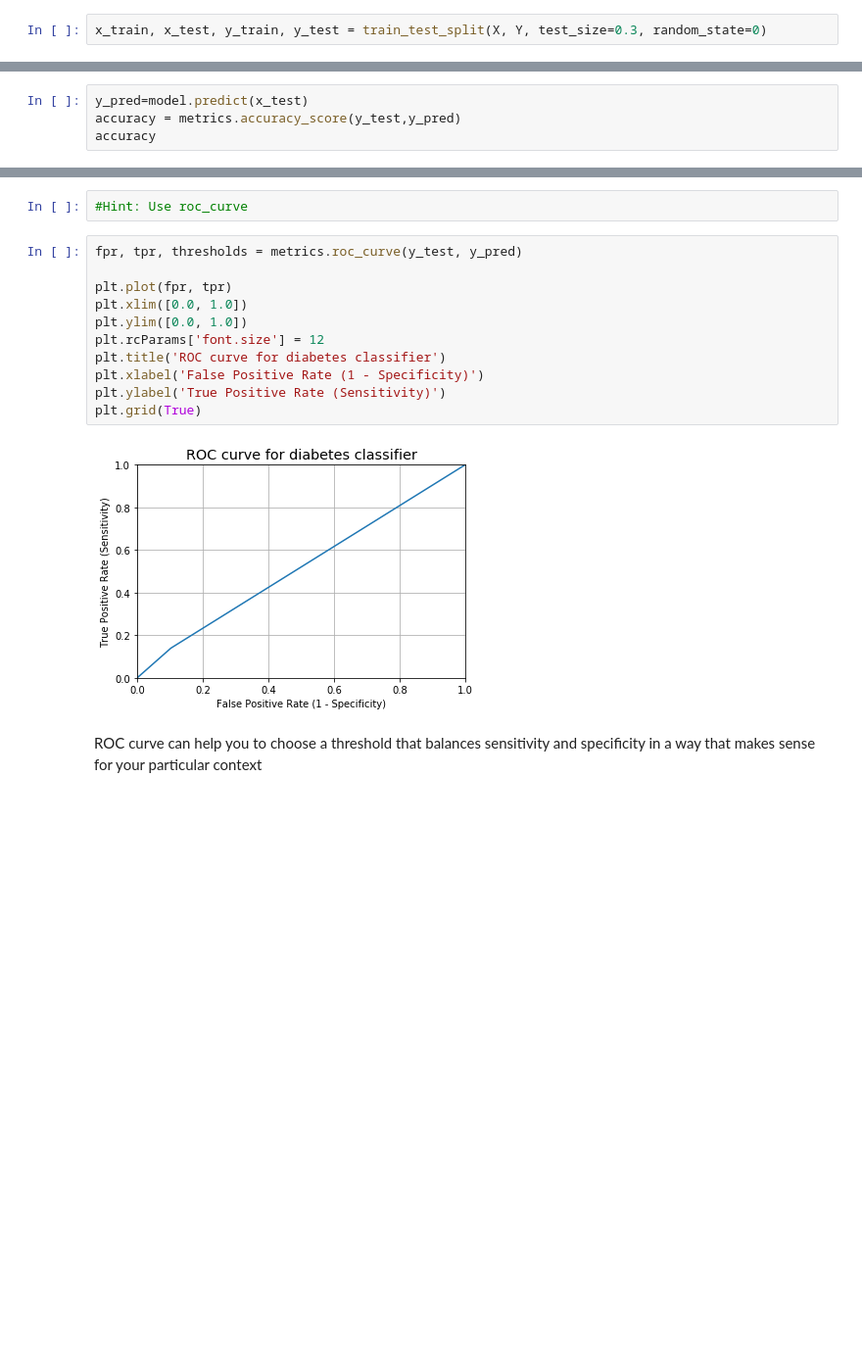
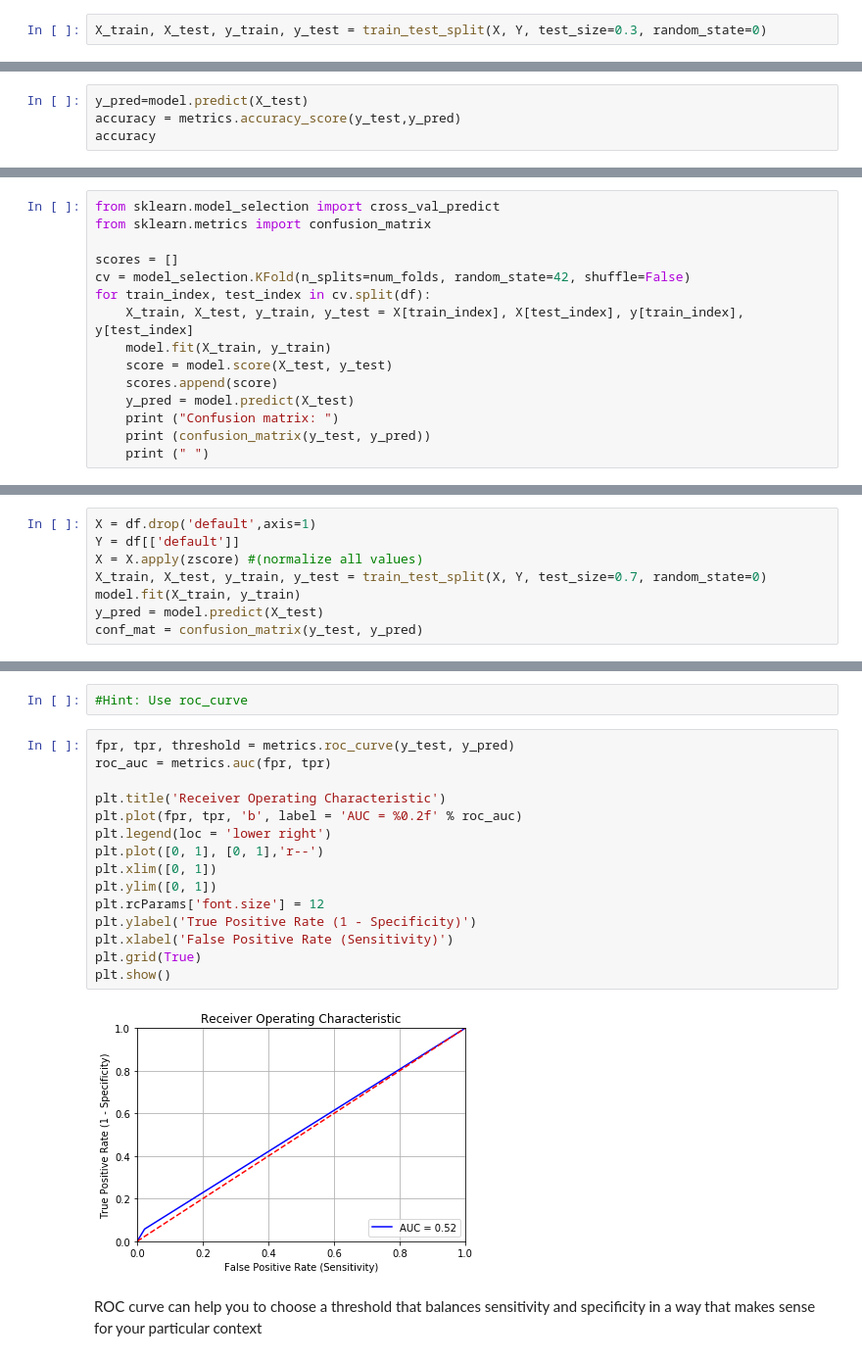
Before and after one commit to GreatLearningAIML1/bangalore-feb-batch-charulatha27, a Jupyter notebook: Lab_R4_External.ipynb, the cells around one changed output, grey strips where cells are left out. Shown: that part at 98% size. Cells and saved outputs as stored; diff of their text form; blank space fills up the shorter version.

```diff
--- a/Lab_R4_External.ipynb
+++ b/Lab_R4_External.ipynb
@@ -213,7 +216,7 @@ X.head()
 | 3 | 1.750384 | 1.634247 | -0.870183 | 1.046987 | 0.831502 | -0.704926 | ... |
 | 4 | 0.256953 | 0.566664 | 0.024147 | 1.046987 | 1.535122 | 1.027079 | ... |
 # %%
-x_train, x_test, y_train, y_test = train_test_split(X, Y, test_size=0.3, random_state=0)
+X_train, X_test, y_train, y_test = train_test_split(X, Y, test_size=0.3, random_state=0)
 # %% [markdown]
 ### Q4 Build Random Forest Model( 1 Marks)
 #### Hint:from sklearn.ensemble import RandomForestClassifier using n_jobs=2,n_estimators=500,criterion="entropy",random_state=9999
@@ -261,7 +271,7 @@ cm
 array([[210,   4],
        [ 81,   5]], dtype=int64)
 # %%
-y_pred=model.predict(x_test)
+y_pred=model.predict(X_test)
 accuracy = metrics.accuracy_score(y_test,y_pred)
 accuracy
 # %% [output]
@@ -360,0 +315,15 @@ array([[192,  22],
+# %%
+from sklearn.model_selection import cross_val_predict
+from sklearn.metrics import confusion_matrix
+
+scores = []
+cv = model_selection.KFold(n_splits=num_folds, random_state=42, shuffle=False)
+for train_index, test_index in cv.split(df):
+    X_train, X_test, y_train, y_test = X[train_index], X[test_index], y[train_index], y[test_index]
+    model.fit(X_train, y_train)
+    score = model.score(X_test, y_test)
+    scores.append(score)
+    y_pred = model.predict(X_test)
+    print ("Confusion matrix: ")
+    print (confusion_matrix(y_test, y_pred))
+    print (" ")
@@ -362,3 +386,11 @@ array([[192,  22],
 # Q9.Classification accuracy:
 percentage of correct predictions and Calculate sensitivity (or True Positive Rate or Recall) and Precision.
 ( 1 Marks)
+# %%
+X = df.drop('default',axis=1)
+Y = df[['default']]
+X = X.apply(zscore) #(normalize all values)
+X_train, X_test, y_train, y_test = train_test_split(X, Y, test_size=0.7, random_state=0)
+model.fit(X_train, y_train)
+y_pred = model.predict(X_test)
+conf_mat = confusion_matrix(y_test, y_pred)
@@ -399,18 +444,22 @@ print(metrics.recall_score(y_test, y_pred))
 # %%
 #Hint: Use roc_curve
 # %%
-fpr, tpr, thresholds = metrics.roc_curve(y_test, y_pred)
+fpr, tpr, threshold = metrics.roc_curve(y_test, y_pred)
+roc_auc = metrics.auc(fpr, tpr)
 
-plt.plot(fpr, tpr)
-plt.xlim([0.0, 1.0])
-plt.ylim([0.0, 1.0])
+plt.title('Receiver Operating Characteristic')
+plt.plot(fpr, tpr, 'b', label = 'AUC = %0.2f' % roc_auc)
+plt.legend(loc = 'lower right')
+plt.plot([0, 1], [0, 1],'r--')
+plt.xlim([0, 1])
+plt.ylim([0, 1])
 plt.rcParams['font.size'] = 12
-plt.title('ROC curve for diabetes classifier')
-plt.xlabel('False Positive Rate (1 - Specificity)')
-plt.ylabel('True Positive Rate (Sensitivity)')
+plt.ylabel('True Positive Rate (1 - Specificity)')
+plt.xlabel('False Positive Rate (Sensitivity)')
 plt.grid(True)
+plt.show()
 # %% [output]
-[figure, old version]
+[figure, new version]
 # %% [markdown]
 ROC curve can help you to choose a threshold that balances sensitivity and specificity in a way that makes sense for your particular context
 # %% [markdown]
```
Also changed, not shown: parts of 36 cells of this notebook.
